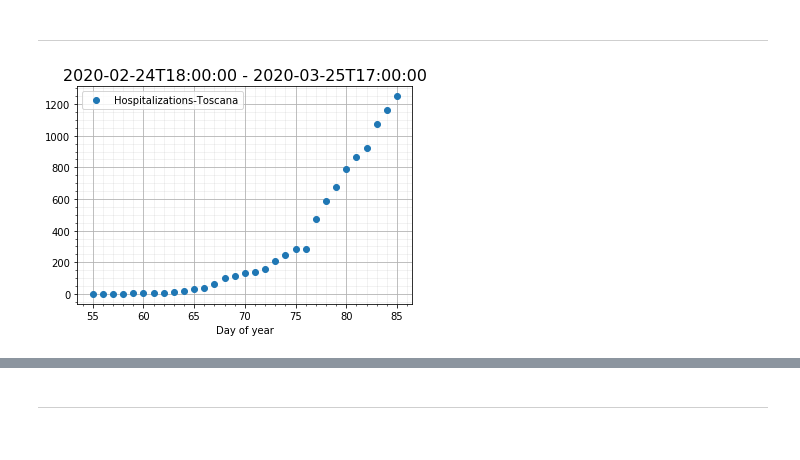
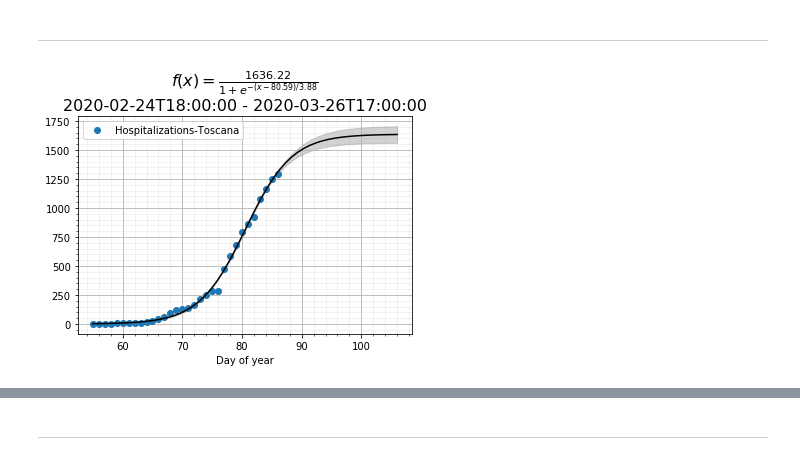
Before and after one commit to trianam/covidFit, a Jupyter notebook: fit.ipynb, the cells around one changed output, grey strips where cells are left out. Cells and saved outputs as stored; diff of their text form; code cells hidden in the pictures.

```diff
--- a/fit.ipynb
+++ b/fit.ipynb
@@ -132,9 +132,9 @@ plotCurve('Hospitalizations', 'Lombardia', derivative=1)
 # %% [markdown]
 ---
 # %%
-plotCurve('Hospitalizations', 'Toscana')
+plotCurve('Hospitalizations', 'Toscana', funcName=defaultFunc)
 # %% [output]
-[figure, old version]
+[figure, new version]
 # %%
 plotCurve('Hospitalizations', 'Toscana', derivative=1)
 # %% [output]
```
Also changed, not shown: parts of 27 cells of this notebook.
